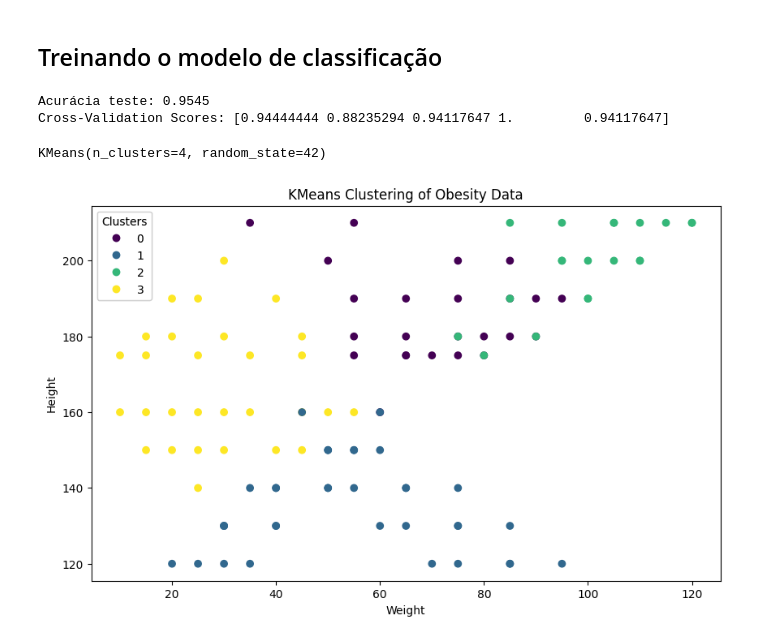
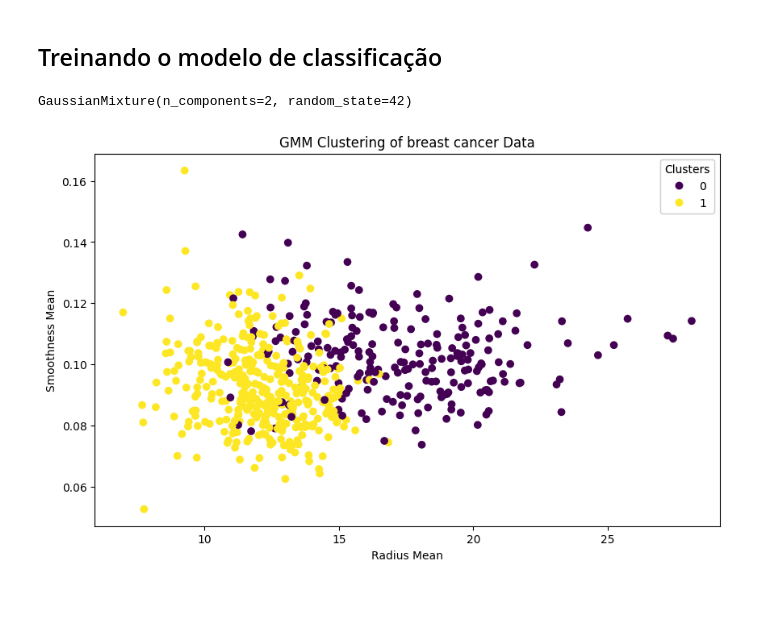
Before and after one commit to Heitorsaulo/Cluster_classification, a Jupyter notebook: Cleaning_dataset.ipynb, the cells around one changed output. Drawn from its saved outputs; the diff is of its cells as text; code cells hidden in the pictures; blank space fills up the shorter version.

```diff
--- a/Cleaning_dataset.ipynb
+++ b/Cleaning_dataset.ipynb
@@ -87,42 +153,31 @@ labels legend: {0: 'Normal Weight', 1: 'Obese', 2: 'Overweight', 3: 'Underweight
 # %% [markdown]
 ## Treinando o modelo de classificação
-# %%
-data_train = np.array(train_df)
-classes = np.array(numeric_labels)
-
-train_X, test_X, train_y, test_y = train_test_split(data_train, classes, test_size=0.2, random_state=42)
-modelo = RandomForestClassifier(n_estimators=10, random_state=42)
-cross_val_scores = cross_val_score(modelo, train_X, train_y, cv=5)
-modelo.fit(train_X, train_y)
-# Fazer previsões no conjunto de teste
-y_pred = modelo.predict(test_X)
-
-# Avaliar o modelo
-accuracy = modelo.score(test_X, test_y)
-print(f"Acurácia teste: {accuracy:.4f}")
-print(f'Cross-Validation Scores: {cross_val_scores}')
-# %% [output]
-Acurácia teste: 0.9545
-Cross-Validation Scores: [0.94444444 0.88235294 0.94117647 1.         0.94117647]
 # %%
-modelo_unsupervised = KMeans(n_clusters=4, random_state=42)
-modelo_unsupervised.fit(data_train)
+#modelo_unsupervised = KMeans(n_clusters=4, random_state=42)
+#modelo_unsupervised.fit(data_train)
-# %% [output]
-KMeans(n_clusters=4, random_state=42)
 # %%
-gmm_model = GaussianMixture(n_components=4, random_state=42)
-gmm_model.fit(data_train)
+gmm_model = GaussianMixture(n_components=2, random_state=42)
+gmm_model.fit(data_train_np)
+# %% [output]
+GaussianMixture(n_components=2, random_state=42)
+# %%
+cluster_df = data_train
+
+cluster_df['Cluster'] = gmm_model.predict(data_train) #modelo_unsupervised.labels_
+
+cluster_0 = cluster_df[cluster_df['Cluster'] == 0]
+cluster_1 = cluster_df[cluster_df['Cluster'] == 1]
 # %%
 plt.figure(figsize=(10, 6))
-scatter = plt.scatter(train_df['Weight'], train_df['Height'], c=modelo_unsupervised.labels_, cmap='viridis')
+scatter = plt.scatter(data_train['radius_mean'], data_train['smoothness_mean'], c=cluster_df['Cluster'], cmap='viridis')
 
-plt.xlabel('Weight')
-plt.ylabel('Height')
-plt.title('KMeans Clustering of Obesity Data')
+plt.xlabel('Radius Mean')
+plt.ylabel('Smoothness Mean')
+plt.title('GMM Clustering of breast cancer Data')
 
 legend1 = plt.legend(*scatter.legend_elements(), title="Clusters")
 plt.gca().add_artist(legend1)
 
 plt.show()
 # %% [output]
-[figure, old version]
+[figure, new version]
```
Also changed, not shown: parts of 35 cells of this notebook, 3 other files.
